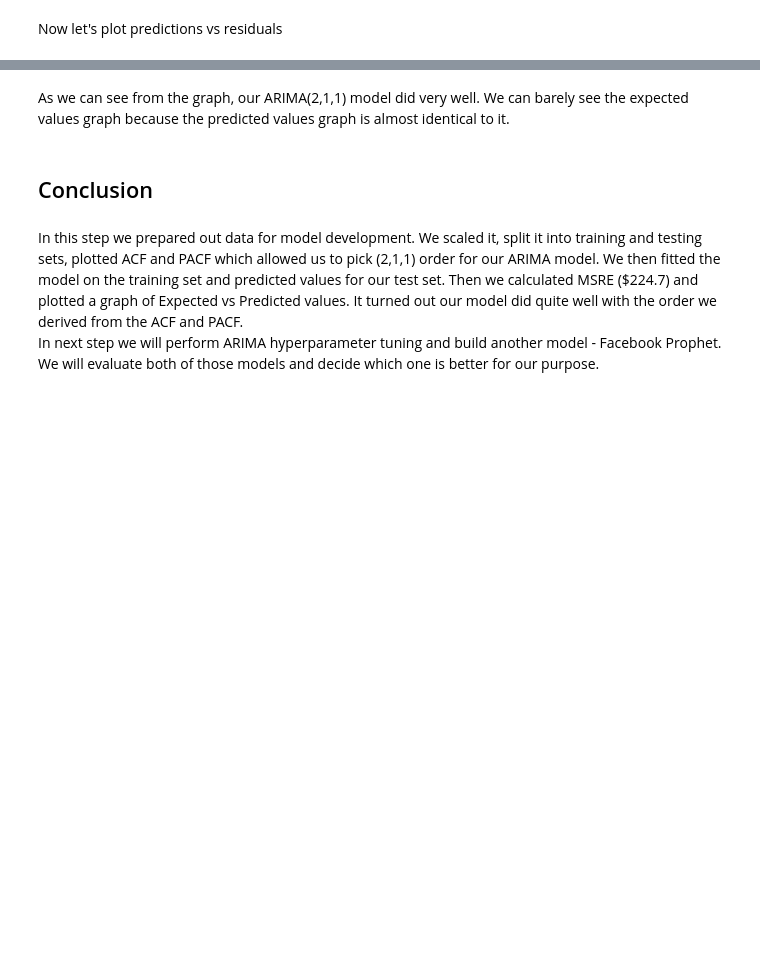
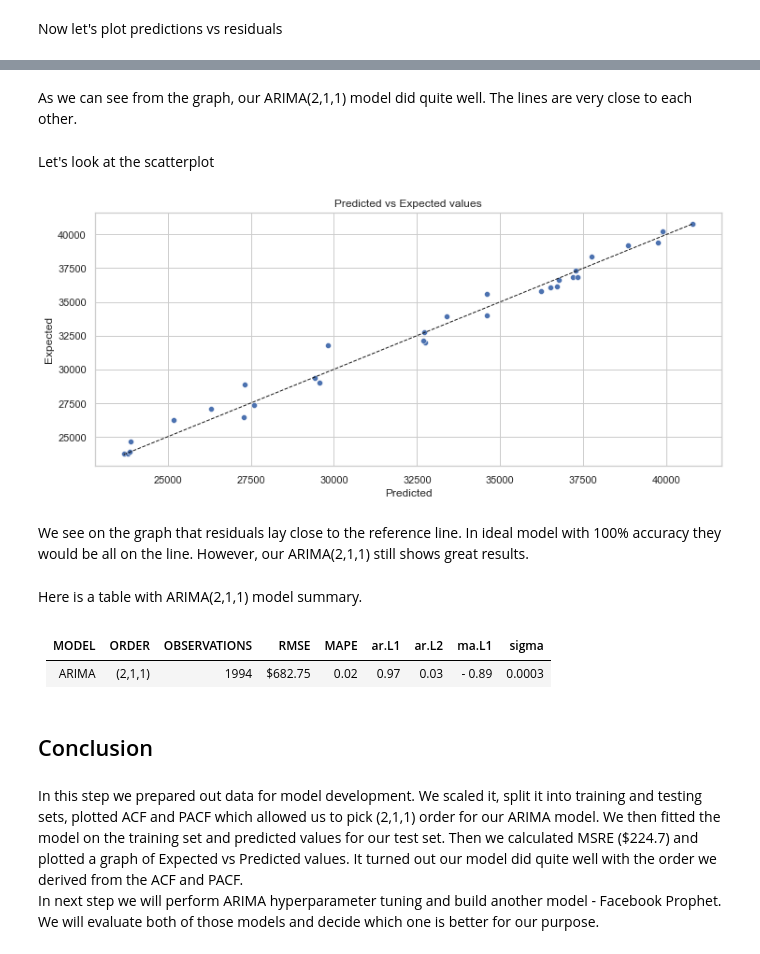
Before and after one commit to igorverevkin1992/Predicting-Bitcoin-Price, a Jupyter notebook: PTDD/PTDD_Working.ipynb, the cells around one changed output, grey strips where cells are left out. Cells and saved outputs as stored; diff of their text form; code cells hidden in the pictures; blank space fills up the shorter version.

Commit message:
add summary table

```diff
--- a/PTDD/PTDD_Working.ipynb
+++ b/PTDD/PTDD_Working.ipynb
@@ -269,5 +253,30 @@ plt.show()
 # %% [markdown]
-As we can see from the graph, our ARIMA(2,1,1) model did very well. We can barely see the expected values graph because the predicted values graph is almost identical to it.
+As we can see from the graph, our ARIMA(2,1,1) model did quite well. The lines are very close to each other.
+# %% [markdown]
+Let's look at the scatterplot
+# %%
+exp_pred_df = pd.DataFrame({'Expected':test,'Predicted':predictions}) # combining expected and predicted values in one dataframe
+# %%
+def plot_unity(xdata, ydata, **kwargs):
+    mn = min(xdata.min(), ydata.min())
+    mx = max(xdata.max(), ydata.max())
+    points = np.linspace(mn, mx, 100)
+    plt.gca().plot(points, points, color='k', marker=None,
+            linestyle='--', linewidth=1.0)
+# %%
+grid = sns.scatterplot(x='Predicted', y='Expected', data=exp_pred_df)
+plt.title('Predicted vs Expected values')
+plot_unity(exp_pred_df['Predicted'], exp_pred_df['Expected'])
+# %% [output]
+[figure, added]
+# %% [markdown]
+We see on the graph that residuals lay close to the reference line. In ideal model with 100% accuracy they would be all on the line. However, our ARIMA(2,1,1) still shows great results.
+# %% [markdown]
+Here is a table with ARIMA(2,1,1) model summary.
+# %% [markdown]
+| MODEL | ORDER | OBSERVATIONS | RMSE | MAPE | ar.L1 | ar.L2 | ma.L1| sigma |
+| ------| ----- | -------------|---- | ---- | -----| -----| -------| ------|
+| ARIMA | (2,1,1) | 1994 | $682.75 | 0.02 | 0.97 | 0.03 | - 0.89 | 0.0003|
 # %% [markdown]
 ## Conclusion
 # %% [markdown]
```
Also changed, not shown: parts of 16 cells of this notebook, 3 other files.
